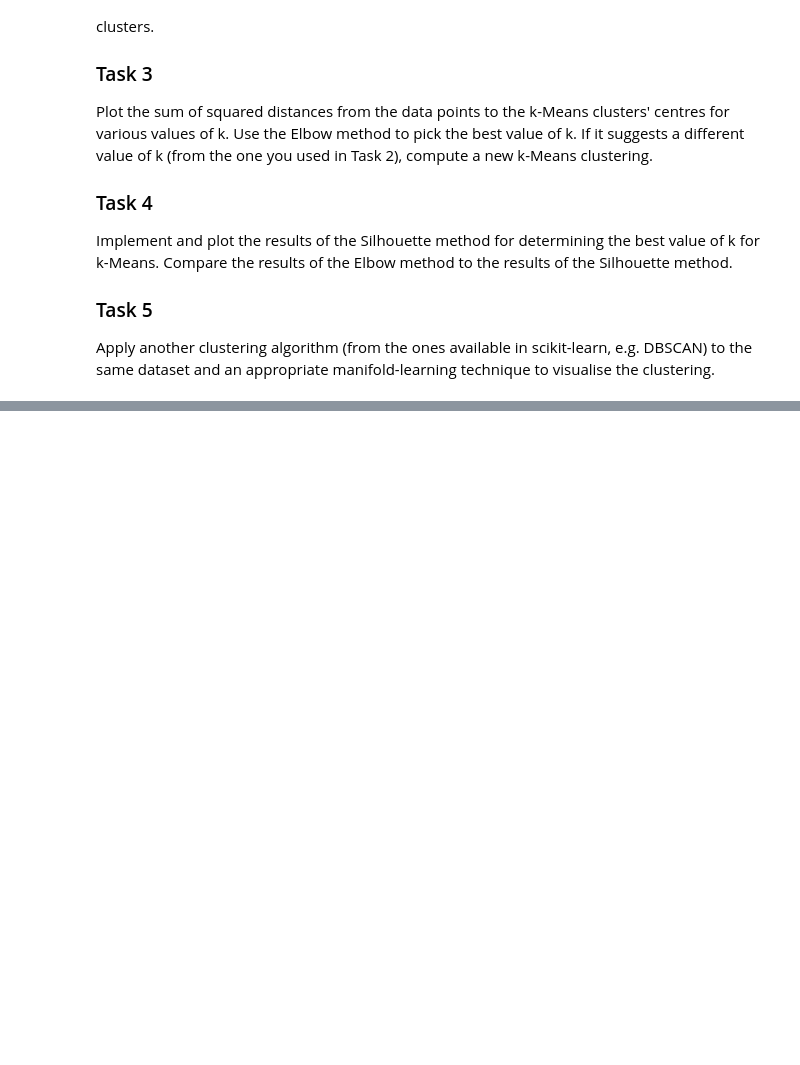
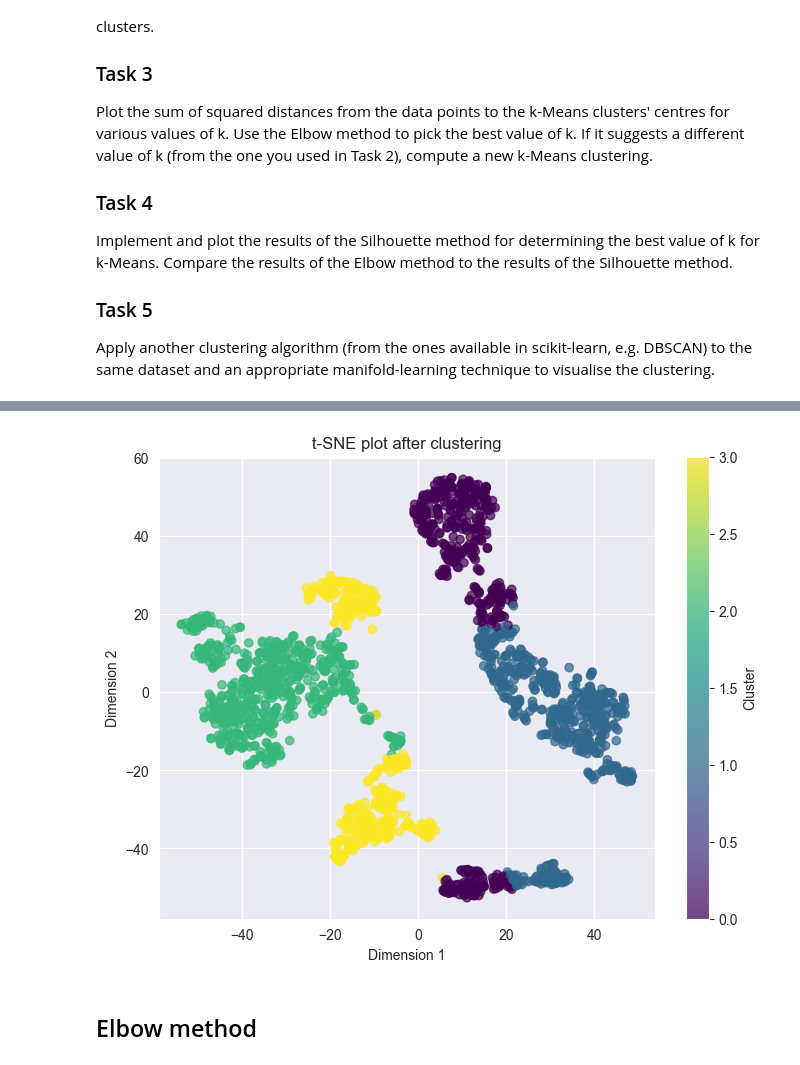
Before and after one commit to CraigPhayer/CS4168---DATA-MINING-LABS, a Jupyter notebook: Lab03/lab3.ipynb, the cells around one changed output, grey strips where cells are left out. Saved outputs shown, nothing was run; the diff lists cells and outputs as text; code cells hidden in the pictures; blank space fills up the shorter version.

```diff
--- a/Lab03/lab3.ipynb
+++ b/Lab03/lab3.ipynb
@@ -29,0 +173,6 @@ Apply another clustering algorithm (from the ones available in scikit-learn, e.g
+# %%
+plot_tsne(df, labels=df["Cluster"] ,title="t-SNE plot after clustering")
+# %% [output]
+[figure, added]
+# %% [markdown]
+## Elbow method
```
Also changed, not shown: parts of 15 cells of this notebook.
